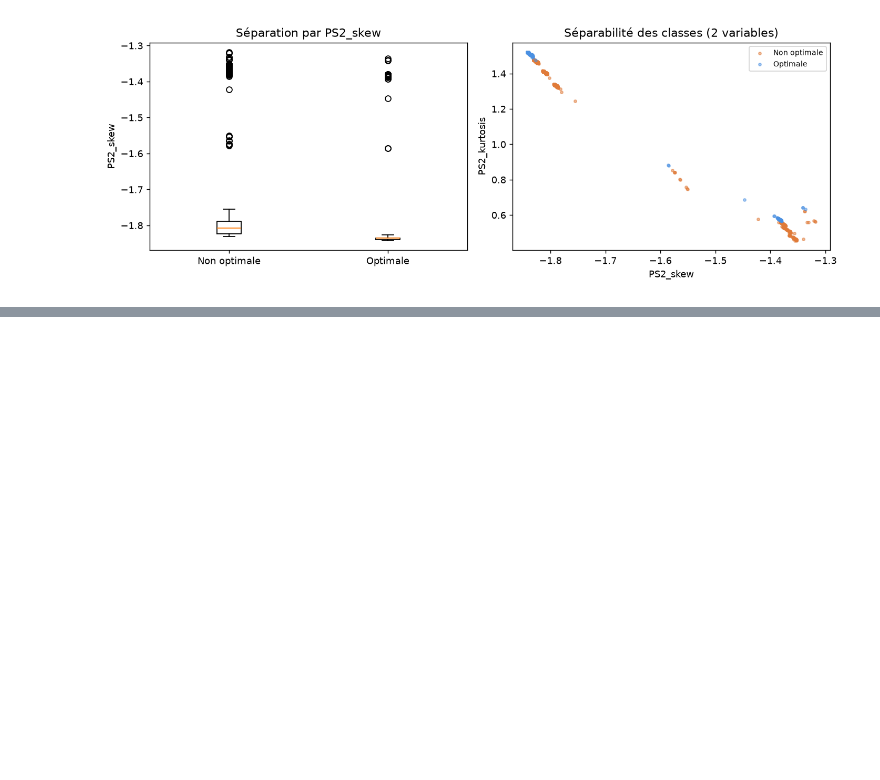
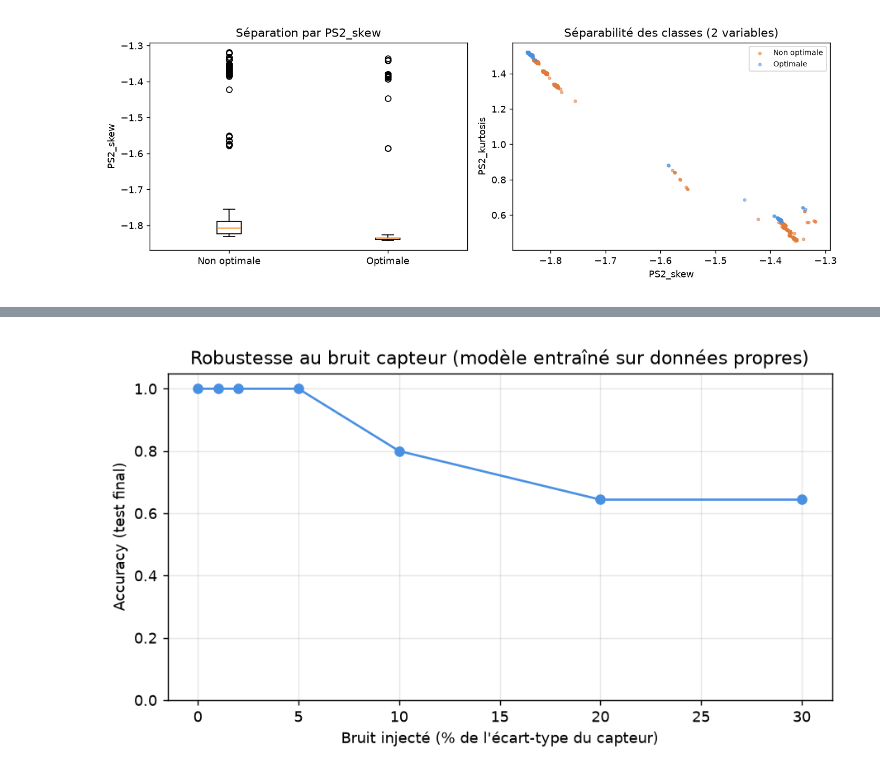
Before and after one commit to mdaoudi-de/Maintenance_Predective, a Jupyter notebook: notebooks/rapport_valve.ipynb, the cells around one changed output, grey strips where cells are left out. Drawn from its saved outputs; the diff is of its cells as text; code cells hidden in the pictures; blank space fills up the shorter version.

```diff
--- a/notebooks/rapport_valve.ipynb
+++ b/notebooks/rapport_valve.ipynb
@@ -228 +263,5 @@ display(Image(filename=str(config.FIGURES_DIR / "eda_class_separation.png")))
+# %%
+display(Image(filename=str(config.FIGURES_DIR / "noise_robustness.png")))
+# %% [output]
+[figure, added]
 # %% [markdown]
```
Also changed, not shown: parts of 5 cells of this notebook, 27 other files.
